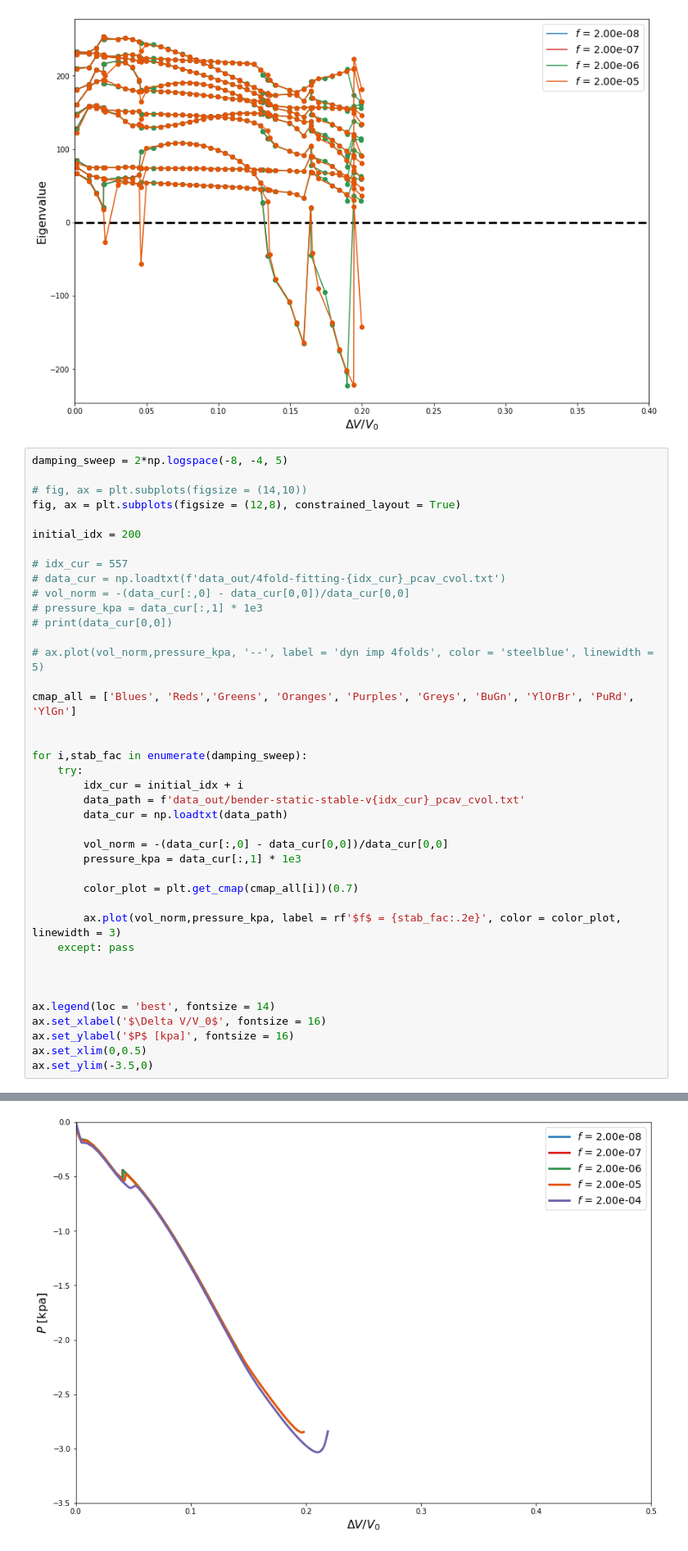
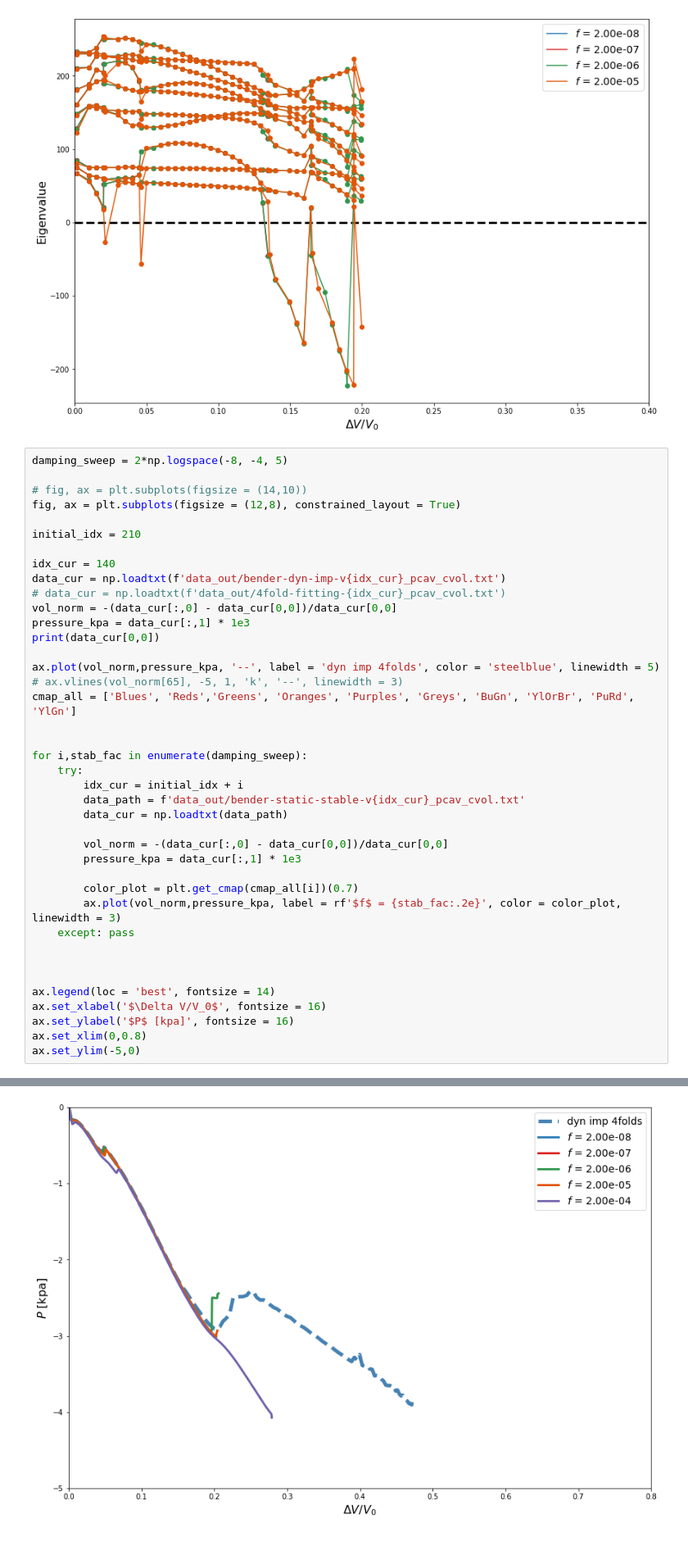
Before and after one commit to bertoldi-collab/buckling-cylinders, a Jupyter notebook: bender_compare.ipynb, the cells around one changed output, grey strips where cells are left out. Shown at 82% size. Cells and saved outputs as stored; diff of their text form.

Commit message:
ran dyn imp bender

```diff
--- a/bender_compare.ipynb
+++ b/bender_compare.ipynb
@@ -56,16 +56,17 @@ damping_sweep = 2*np.logspace(-8, -4, 5)
 # fig, ax = plt.subplots(figsize = (14,10))
 fig, ax = plt.subplots(figsize = (12,8), constrained_layout = True)
 
-initial_idx = 200
+initial_idx = 210
 
-# idx_cur = 557
+idx_cur = 140
+data_cur = np.loadtxt(f'data_out/bender-dyn-imp-v{idx_cur}_pcav_cvol.txt')
 # data_cur = np.loadtxt(f'data_out/4fold-fitting-{idx_cur}_pcav_cvol.txt')
-# vol_norm = -(data_cur[:,0] - data_cur[0,0])/data_cur[0,0]
-# pressure_kpa = data_cur[:,1] * 1e3
-# print(data_cur[0,0])
+vol_norm = -(data_cur[:,0] - data_cur[0,0])/data_cur[0,0]
+pressure_kpa = data_cur[:,1] * 1e3
+print(data_cur[0,0])
 
-# ax.plot(vol_norm,pressure_kpa, '--', label = 'dyn imp 4folds', color = 'steelblue', linewidth = 5)
-
+ax.plot(vol_norm,pressure_kpa, '--', label = 'dyn imp 4folds', color = 'steelblue', linewidth = 5)
+# ax.vlines(vol_norm[65], -5, 1, 'k', '--', linewidth = 3)
 cmap_all = ['Blues', 'Reds','Greens', 'Oranges', 'Purples', 'Greys', 'BuGn', 'YlOrBr', 'PuRd', 'YlGn']
 
 
@@ -79,7 +80,6 @@ for i,stab_fac in enumerate(damping_sweep):
         pressure_kpa = data_cur[:,1] * 1e3
 
         color_plot = plt.get_cmap(cmap_all[i])(0.7)
-
         ax.plot(vol_norm,pressure_kpa, label = rf'$f$ = {stab_fac:.2e}', color = color_plot, linewidth = 3)
     except: pass
 
@@ -88,6 +88,6 @@ for i,stab_fac in enumerate(damping_sweep):
 ax.legend(loc = 'best', fontsize = 14)
 ax.set_xlabel('$\Delta V/V_0$', fontsize = 16)
 ax.set_ylabel('$P$ [kpa]', fontsize = 16)
-ax.set_xlim(0,0.5)
-ax.set_ylim(-3.5,0)
+ax.set_xlim(0,0.8)
+ax.set_ylim(-5,0)
 # %% [output]
@@ -95,4 +96,4 @@ ax.set_ylim(-3.5,0)
-[figure, old version]
+[figure, new version]
 # %%
 '''old nonsense'''
 nu_try = [0.0, 0.1, 0.2, 0.3, 0.4, 0.5]
```
Also changed, not shown: parts of 1 cell of this notebook, 2 other files.
